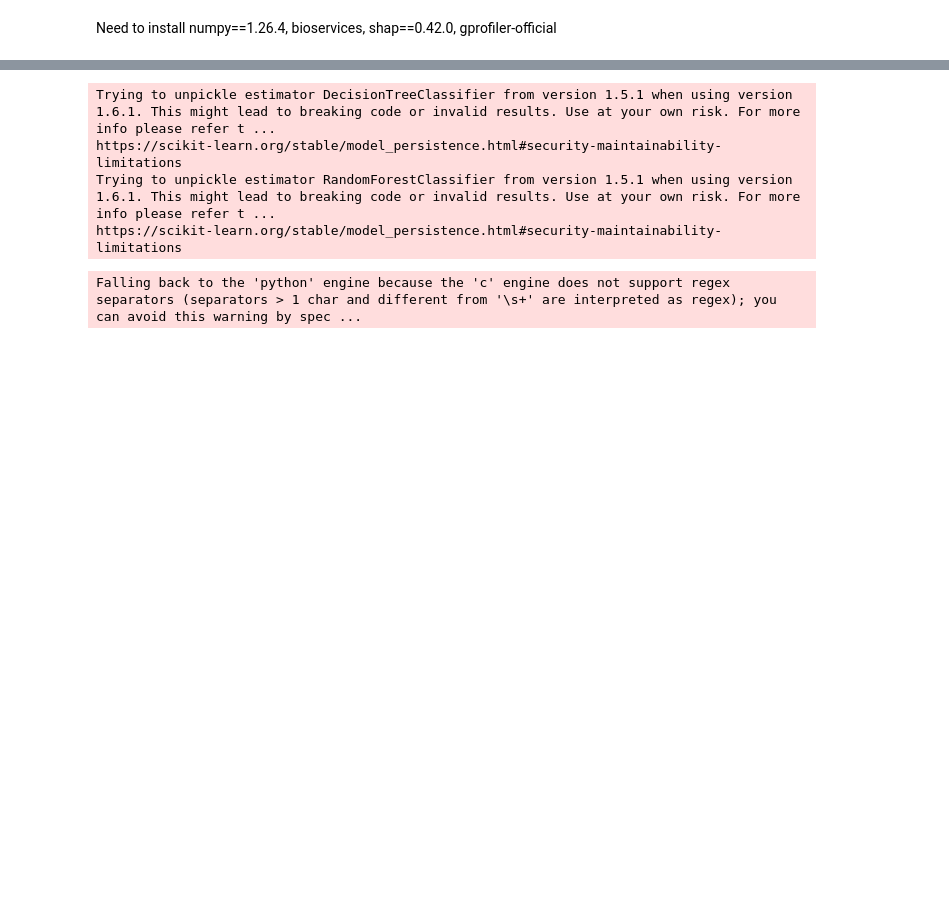
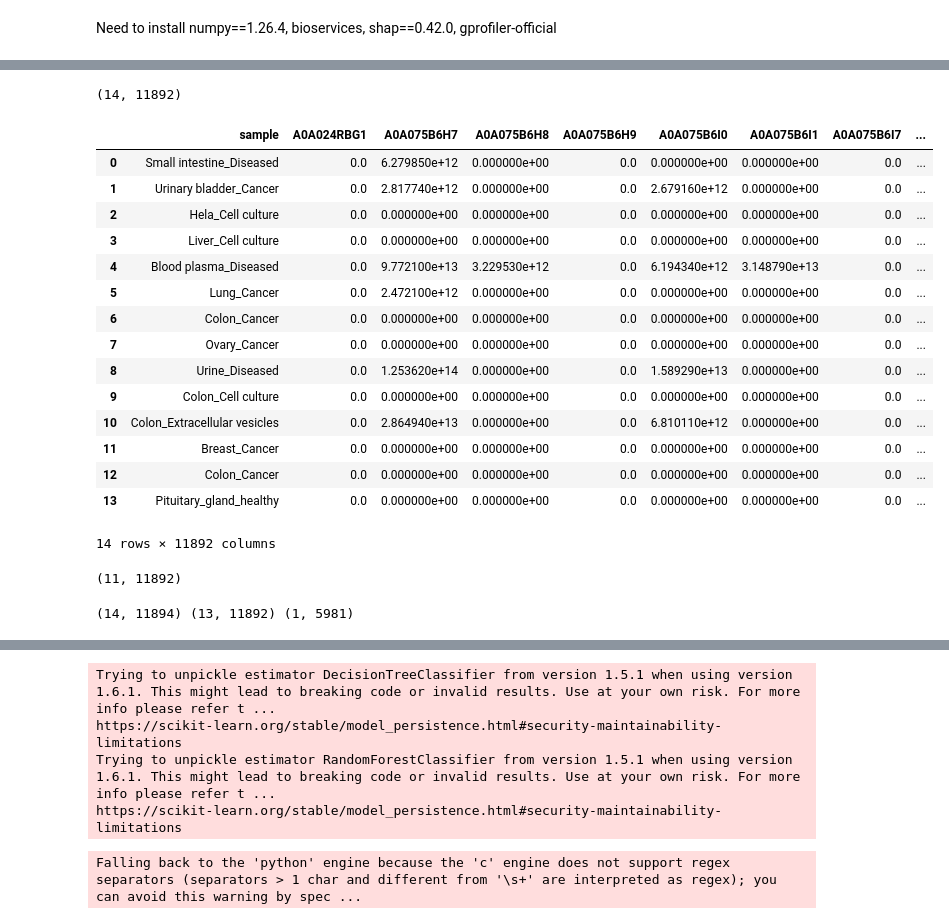
Before and after one commit to TineClaeys/MLMarker-streamlit, a Jupyter notebook: test.ipynb, the cells around one changed output, grey strips where cells are left out. Drawn from its saved outputs; the diff is of its cells as text; code cells hidden in the pictures; blank space fills up the shorter version.

```diff
--- a/test.ipynb
+++ b/test.ipynb
@@ -7,2 +14,40 @@ import pandas as pd
 # %%
 import mlmarker
+# %%
+df1 = pd.read_csv('C:\\Users\\tinec\\git\\MLMarker-streamlit\\testsample2.tsv', sep='\t')
+df2 = pd.read_csv('C:\\Users\\tinec\\git\\MLMarker-streamlit\\test_tissue_predictor_notfiltered_healthy_2206_20250113.csv')
+#only keep the first row of df2
+df2 = df2.iloc[0:1, :]
+#drop rows in df2 that only contain zero
+df2 = df2.loc[(df2 != 0).any(axis=1)]
+# %%
+df1.shape
+# %% [output]
+(14, 11892)
+# %%
+df1
+# %% [output]
+|  | sample | A0A024RBG1 | A0A075B6H7 | A0A075B6H8 | A0A075B6H9 | A0A075B6I0 | A0A075B6I1 | A0A075B6I7 | ... |
+| 0 | Small intestine_Diseased | 0.0 | 6.279850e+12 | 0.000000e+00 | 0.0 | 0.000000e+00 | 0.000000e+00 | 0.0 | ... |
+| 1 | Urinary bladder_Cancer | 0.0 | 2.817740e+12 | 0.000000e+00 | 0.0 | 2.679160e+12 | 0.000000e+00 | 0.0 | ... |
+| 2 | Hela_Cell culture | 0.0 | 0.000000e+00 | 0.000000e+00 | 0.0 | 0.000000e+00 | 0.000000e+00 | 0.0 | ... |
+| 3 | Liver_Cell culture | 0.0 | 0.000000e+00 | 0.000000e+00 | 0.0 | 0.000000e+00 | 0.000000e+00 | 0.0 | ... |
+| 4 | Blood plasma_Diseased | 0.0 | 9.772100e+13 | 3.229530e+12 | 0.0 | 6.194340e+12 | 3.148790e+13 | 0.0 | ... |
+| 5 | Lung_Cancer | 0.0 | 2.472100e+12 | 0.000000e+00 | 0.0 | 0.000000e+00 | 0.000000e+00 | 0.0 | ... |
+| 6 | Colon_Cancer | 0.0 | 0.000000e+00 | 0.000000e+00 | 0.0 | 0.000000e+00 | 0.000000e+00 | 0.0 | ... |
+| 7 | Ovary_Cancer | 0.0 | 0.000000e+00 | 0.000000e+00 | 0.0 | 0.000000e+00 | 0.000000e+00 | 0.0 | ... |
+| 8 | Urine_Diseased | 0.0 | 1.253620e+14 | 0.000000e+00 | 0.0 | 1.589290e+13 | 0.000000e+00 | 0.0 | ... |
+| 9 | Colon_Cell culture | 0.0 | 0.000000e+00 | 0.000000e+00 | 0.0 | 0.000000e+00 | 0.000000e+00 | 0.0 | ... |
+| 10 | Colon_Extracellular vesicles | 0.0 | 2.864940e+13 | 0.000000e+00 | 0.0 | 6.810110e+12 | 0.000000e+00 | 0.0 | ... |
+| 11 | Breast_Cancer | 0.0 | 0.000000e+00 | 0.000000e+00 | 0.0 | 0.000000e+00 | 0.000000e+00 | 0.0 | ... |
+| 12 | Colon_Cancer | 0.0 | 0.000000e+00 | 0.000000e+00 | 0.0 | 0.000000e+00 | 0.000000e+00 | 0.0 | ... |
+| 13 | Pituitary_gland_healthy | 0.0 | 0.000000e+00 | 0.000000e+00 | 0.0 | 0.000000e+00 | 0.000000e+00 | 0.0 | ... |
+14 rows × 11892 columns
+# %%
+#drop the secon doccurence of Colon_Cancer in df1
+df1 = df1.drop_duplicates(subset=['sample'], keep='first')
+#drop the Lung_cancer and Breast_cancer
+df1 = df1[~df1['sample'].isin(['Lung_Cancer', 'Breast_Cancer'])]
+df1.shape
+# %% [output]
+(11, 11892)
@@ -8,0 +58,6 @@ import mlmarker
+# %%
+#add df2 as rows to df1
+df = pd.concat([df1, df2], ignore_index=True)
+print(df.shape, df1.shape, df2.shape)
+# %% [output]
+(14, 11894) (13, 11892) (1, 5981)
```
Also changed, not shown: parts of 8 cells of this notebook, 7 other files.
